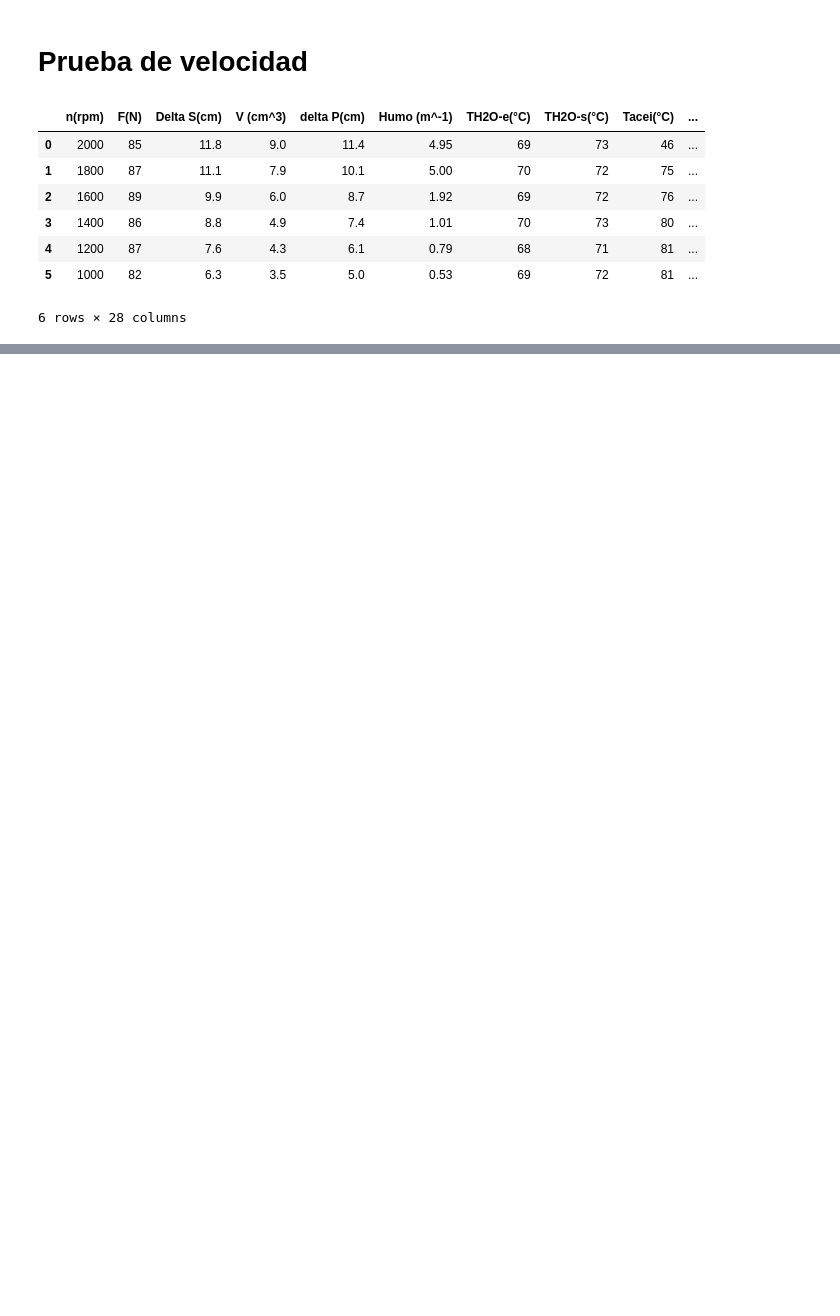
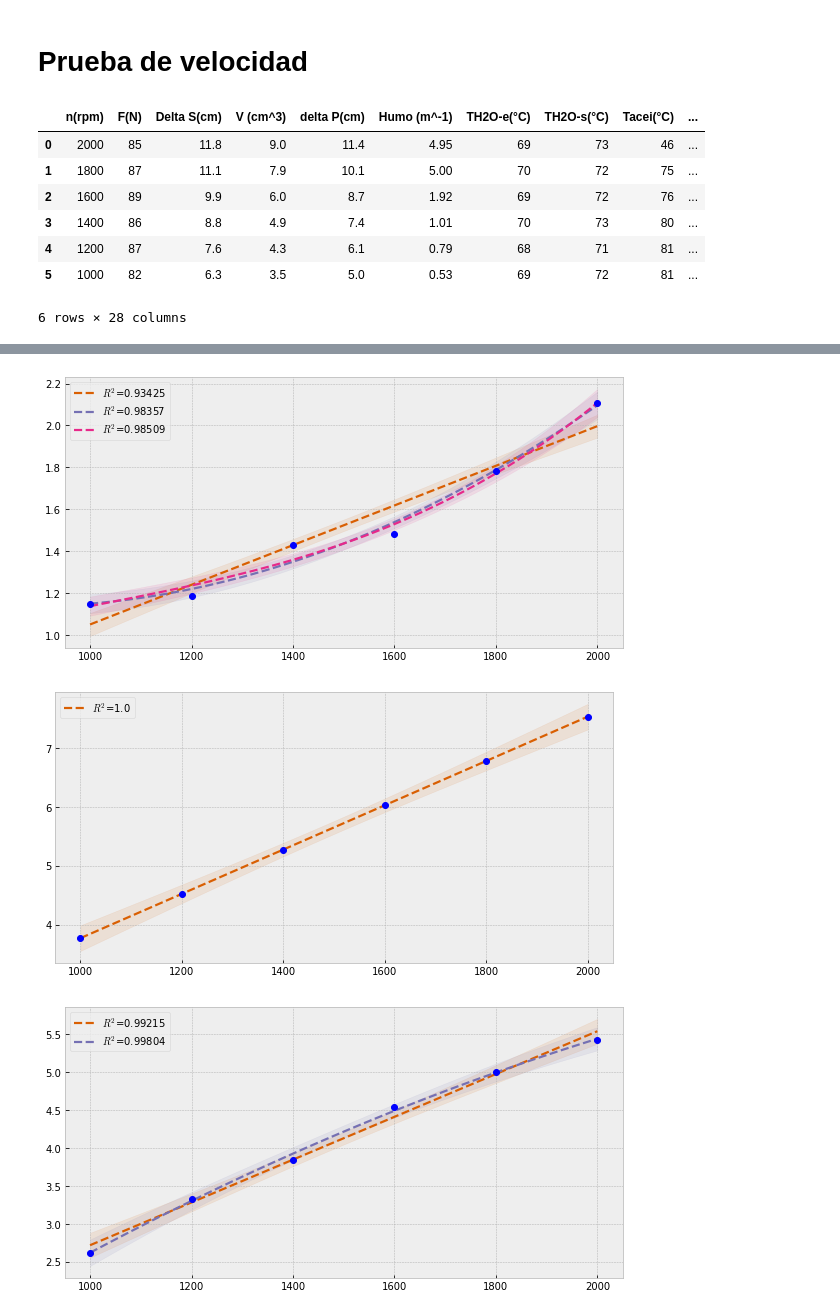
Before and after one commit to HeNeos/Reports-FIM-UNI, a Jupyter notebook: MN136-Motores de Combustion Interna/Laboratorio 4/MCI_LAB4.ipynb, the cells around one changed output, grey strips where cells are left out. Cells and saved outputs as stored; diff of their text form; code cells hidden in the pictures; blank space fills up the shorter version.

```diff
--- a/MN136-Motores de Combustion Interna/Laboratorio 4/MCI_LAB4.ipynb
+++ b/MN136-Motores de Combustion Interna/Laboratorio 4/MCI_LAB4.ipynb
@@ -96,0 +149,11 @@ plt.plot(df_velocidad['n(rpm)'], gi, '-ro')
+# %%
+fig, ax = plt.subplots(1,1,figsize=(10,5))
+test_plot([1,2,3], df_velocidad['n(rpm)'], Nm, fig, ax, cm.Dark2, True, False)
+fig, ax = plt.subplots(1,1,figsize=(10,5))
+test_plot([1], df_velocidad['n(rpm)'], Ni, fig, ax, cm.Dark2, True, False)
+fig, ax = plt.subplots(1,1,figsize=(10,5))
+test_plot([1,2], df_velocidad['n(rpm)'], Ne, fig, ax, cm.Dark2, True, False)
+# %% [output]
+[figure, added]
+[figure, added]
+[figure, added]
```
Also changed, not shown: parts of 19 cells of this notebook.
